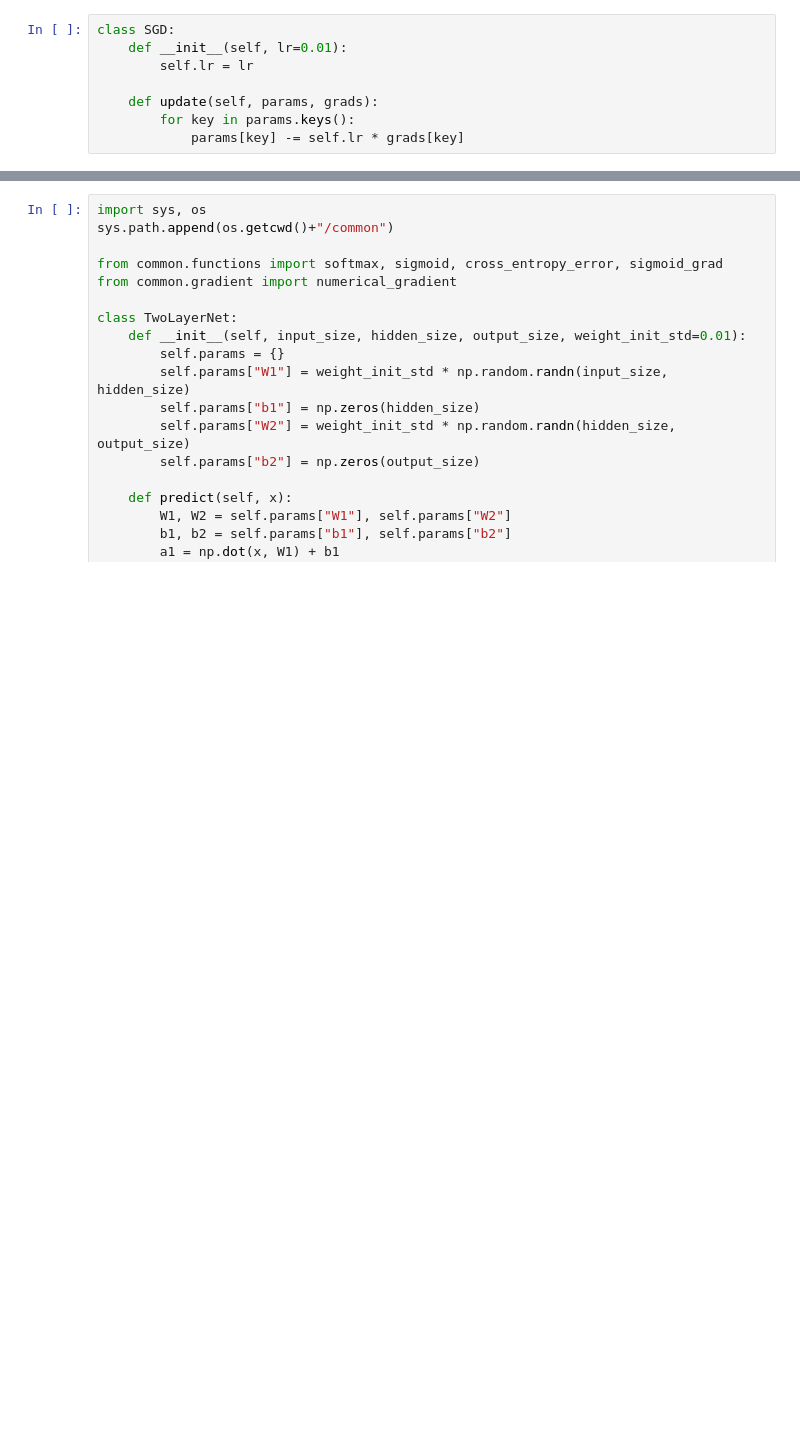
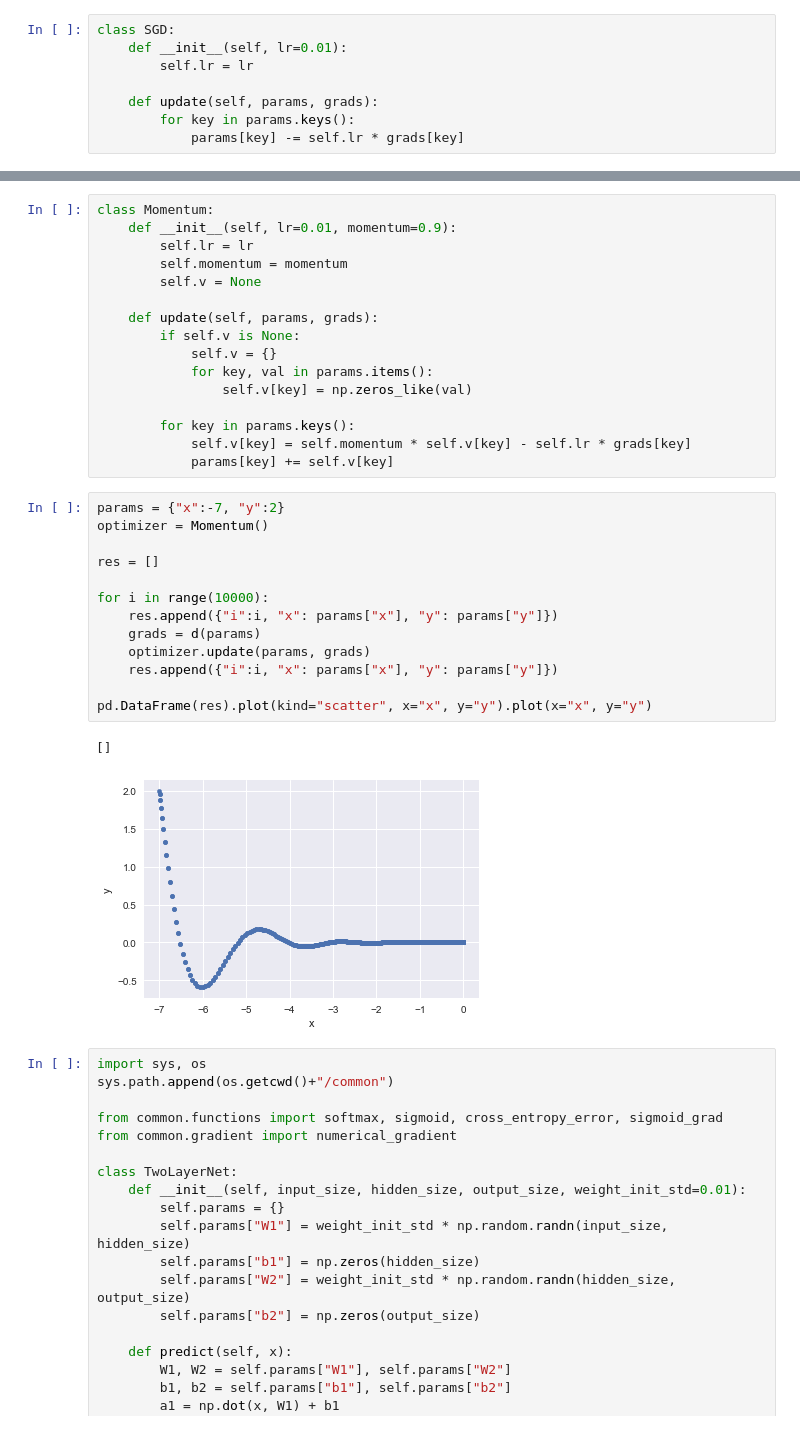
Before and after one commit to u110/public-jupyter, a Jupyter notebook: deep-learning-from-scratch/chapter6.ipynb, the cells around one changed output, grey strips where cells are left out. Saved outputs shown, nothing was run; the diff lists cells and outputs as text; blank space fills up the shorter version.

```diff
--- a/deep-learning-from-scratch/chapter6.ipynb
+++ b/deep-learning-from-scratch/chapter6.ipynb
@@ -16,3 +46,35 @@ class SGD:
+# %%
+class Momentum:
+    def __init__(self, lr=0.01, momentum=0.9):
+        self.lr = lr
+        self.momentum = momentum
+        self.v = None
+
+    def update(self, params, grads):
+        if self.v is None:
+            self.v = {}
+            for key, val in params.items():
+                self.v[key] = np.zeros_like(val)
+
+        for key in params.keys():
+            self.v[key] = self.momentum * self.v[key] - self.lr * grads[key]
+            params[key] += self.v[key]
+# %%
+params = {"x":-7, "y":2}
+optimizer = Momentum()
+
+res = []
+
+for i in range(10000):
+    res.append({"i":i, "x": params["x"], "y": params["y"]})
+    grads = d(params)
+    optimizer.update(params, grads)
+    res.append({"i":i, "x": params["x"], "y": params["y"]})
+
+pd.DataFrame(res).plot(kind="scatter", x="x", y="y").plot(x="x", y="y")
+# %% [output]
+[]
+[figure, added]
 # %%
 import sys, os
 sys.path.append(os.getcwd()+"/common")
```
Also changed, not shown: parts of 9 cells of this notebook.
